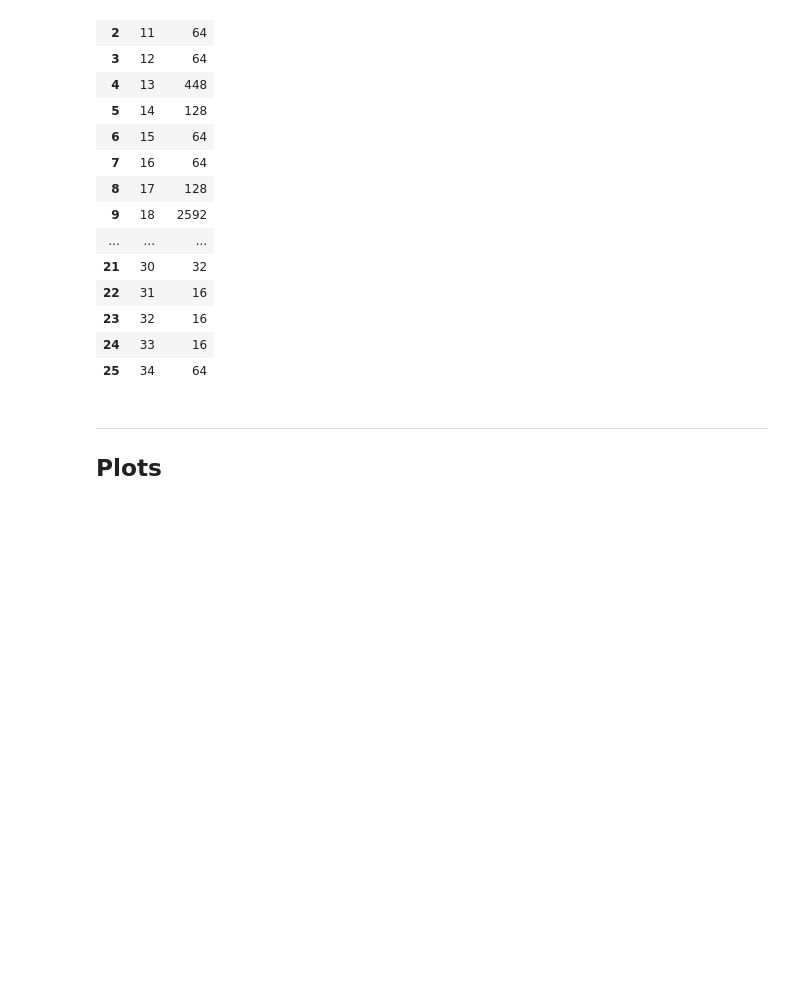
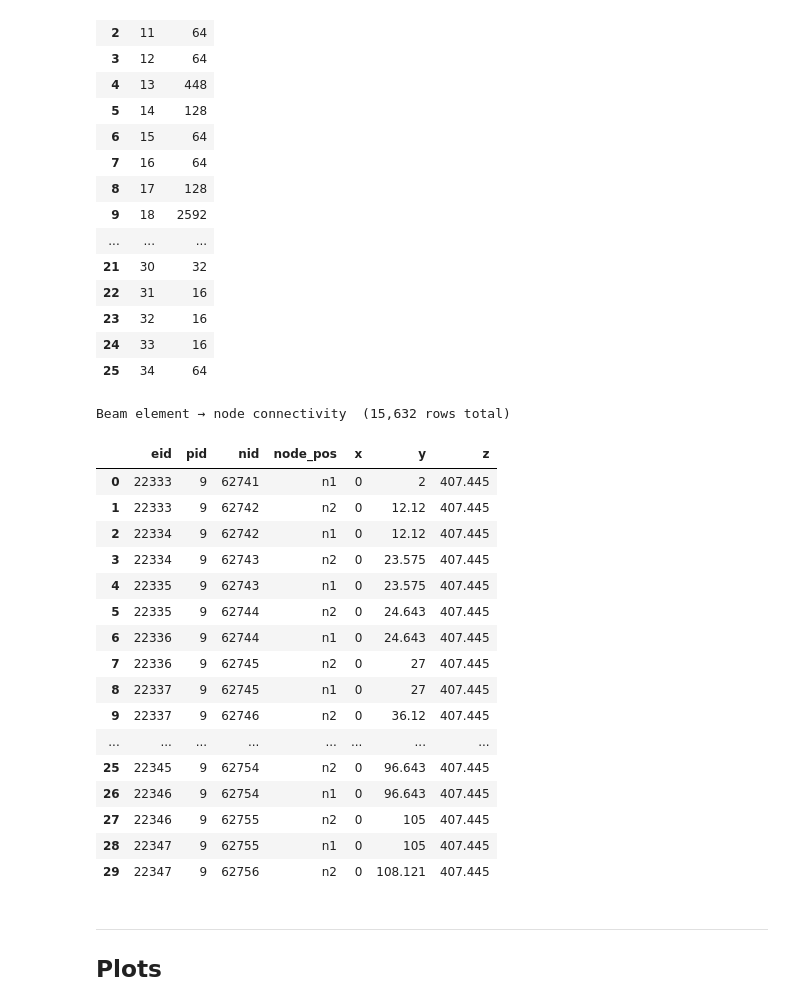
Before and after one commit to zyeaser/lsdyna-mesh-reader-wrapper, a Jupyter notebook: view_parsed_model.ipynb, the cells around one changed output. Drawn from its saved outputs; the diff is of its cells as text; code cells hidden in the pictures; blank space fills up the shorter version.

```diff
--- a/view_parsed_model.ipynb
+++ b/view_parsed_model.ipynb
@@ -182,6 +253,36 @@ if beam_path.exists():
 | 23 | 32 | 16 |
 | 24 | 33 | 16 |
 | 25 | 34 | 64 |
+# %%
+# Beam element → node connectivity (with node coordinates)
+if beam_path.exists():
+    df_beam_long = pd.concat([
+        df_beam[['eid', 'pid', 'n1']].rename(columns={'n1': 'nid'}).assign(node_pos='n1'),
+        df_beam[['eid', 'pid', 'n2']].rename(columns={'n2': 'nid'}).assign(node_pos='n2'),
+    ]).sort_values(['eid', 'node_pos']).reset_index(drop=True)
+    df_beam_long['nid'] = df_beam_long['nid'].astype(int)
+    df_beam_nodes = df_beam_long.merge(df_nodes[['nid', 'x', 'y', 'z']], on='nid', how='left')
+    print(f'Beam element → node connectivity  ({len(df_beam_nodes):,} rows total)')
+    display(df_beam_nodes.head(30))
+# %% [output]
+Beam element → node connectivity  (15,632 rows total)
+|  | eid | pid | nid | node_pos | x | y | z |
+| 0 | 22333 | 9 | 62741 | n1 | 0 | 2 | 407.445 |
+| 1 | 22333 | 9 | 62742 | n2 | 0 | 12.12 | 407.445 |
+| 2 | 22334 | 9 | 62742 | n1 | 0 | 12.12 | 407.445 |
+| 3 | 22334 | 9 | 62743 | n2 | 0 | 23.575 | 407.445 |
+| 4 | 22335 | 9 | 62743 | n1 | 0 | 23.575 | 407.445 |
+| 5 | 22335 | 9 | 62744 | n2 | 0 | 24.643 | 407.445 |
+| 6 | 22336 | 9 | 62744 | n1 | 0 | 24.643 | 407.445 |
+| 7 | 22336 | 9 | 62745 | n2 | 0 | 27 | 407.445 |
+| 8 | 22337 | 9 | 62745 | n1 | 0 | 27 | 407.445 |
+| 9 | 22337 | 9 | 62746 | n2 | 0 | 36.12 | 407.445 |
+| ... | ... | ... | ... | ... | ... | ... | ... |
+| 25 | 22345 | 9 | 62754 | n2 | 0 | 96.643 | 407.445 |
+| 26 | 22346 | 9 | 62754 | n1 | 0 | 96.643 | 407.445 |
+| 27 | 22346 | 9 | 62755 | n2 | 0 | 105 | 407.445 |
+| 28 | 22347 | 9 | 62755 | n1 | 0 | 105 | 407.445 |
+| 29 | 22347 | 9 | 62756 | n2 | 0 | 108.121 | 407.445 |
 # %% [markdown]
 ---
 ## Plots
```
Also changed, not shown: parts of 3 cells of this notebook.
